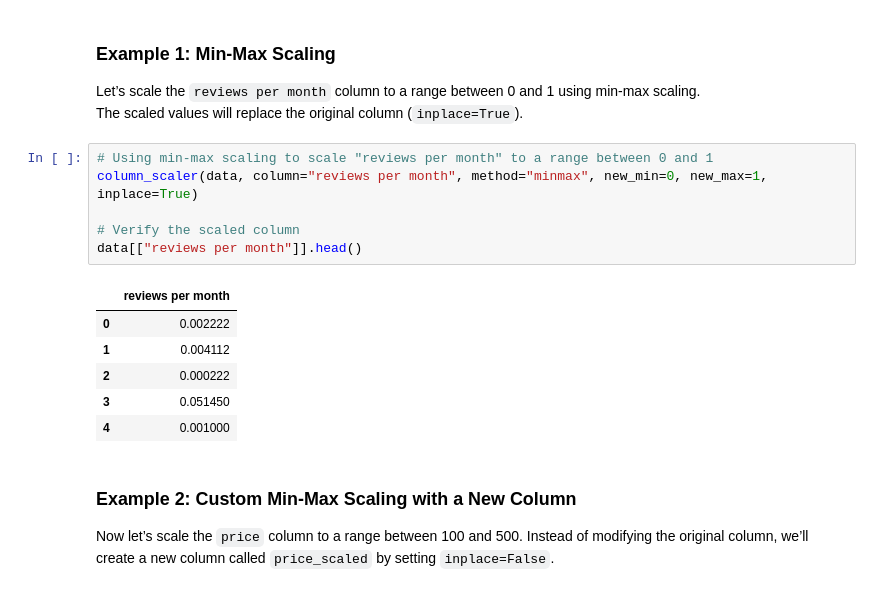
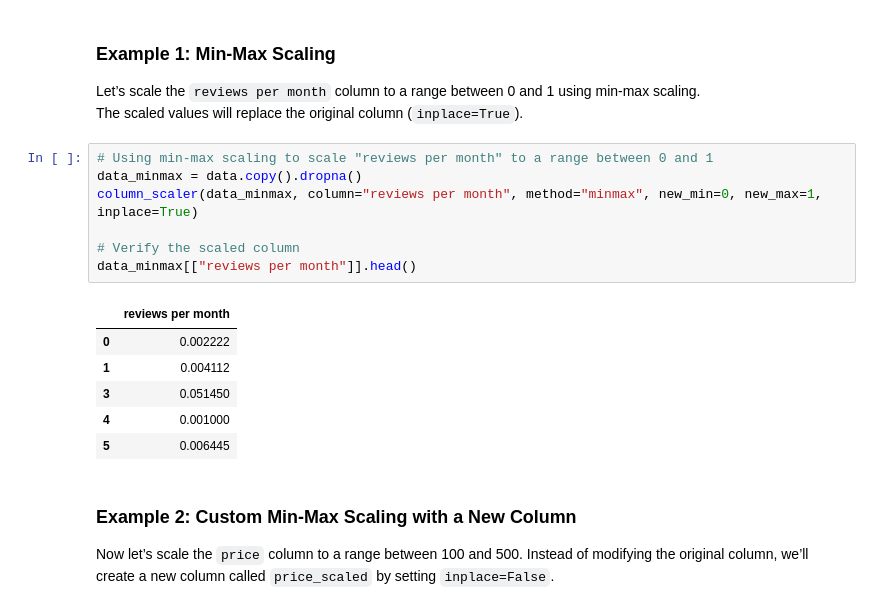
Before and after one commit to UBC-MDS/DataMop_package_group14, a Jupyter notebook: docs/_build/jupyter_execute/example.ipynb, the cells around one changed output. Cells and saved outputs as stored; diff of their text form.

```diff
--- a/docs/_build/jupyter_execute/example.ipynb
+++ b/docs/_build/jupyter_execute/example.ipynb
@@ -283,17 +225,18 @@ Let’s scale the `reviews per month` column to a range between 0 and 1 using mi
 The scaled values will replace the original column (`inplace=True`).
 # %%
 # Using min-max scaling to scale "reviews per month" to a range between 0 and 1
-column_scaler(data, column="reviews per month", method="minmax", new_min=0, new_max=1, inplace=True)
+data_minmax = data.copy().dropna()
+column_scaler(data_minmax, column="reviews per month", method="minmax", new_min=0, new_max=1, inplace=True)
 
 # Verify the scaled column
-data[["reviews per month"]].head()
+data_minmax[["reviews per month"]].head()
 # %% [output]
 |  | reviews per month |
 | 0 | 0.002222 |
 | 1 | 0.004112 |
-| 2 | 0.000222 |
 | 3 | 0.051450 |
 | 4 | 0.001000 |
+| 5 | 0.006445 |
 # %% [markdown]
 ### Example 2: Custom Min-Max Scaling with a New Column
 
```
Also changed, not shown: parts of 24 cells of this notebook, 21 other files.
